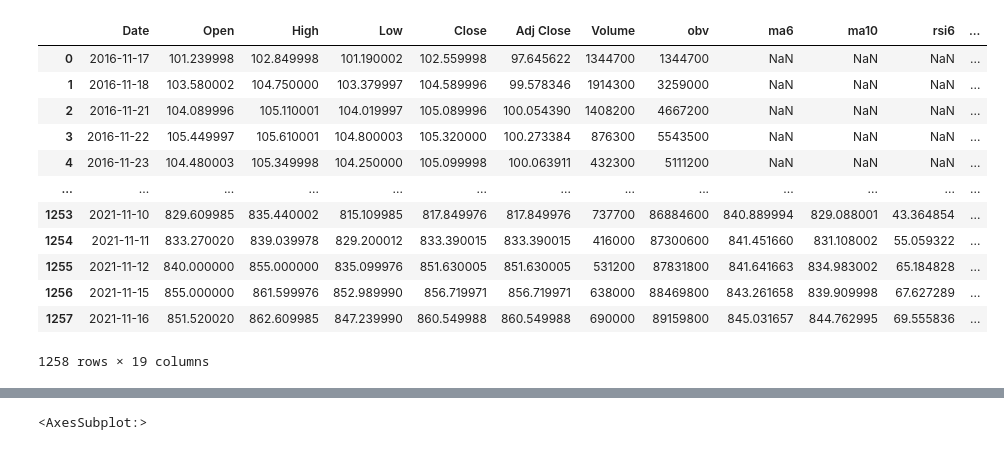
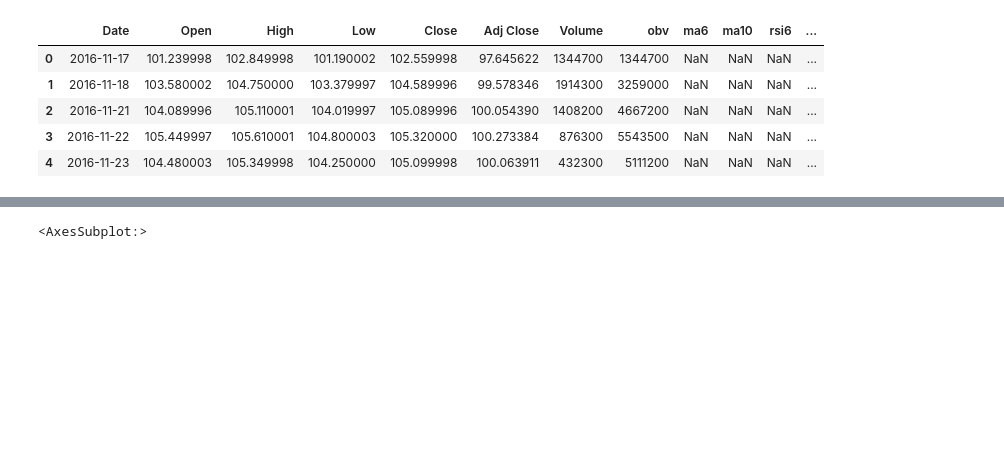
Before and after one commit to FeTaka/PDENG_data_mining_2_2021, a Jupyter notebook: Data Analysis/FeatureRanking.ipynb, the cells around one changed output, grey strips where cells are left out. Drawn from its saved outputs; the diff is of its cells as text; code cells hidden in the pictures; blank space fills up the shorter version.

```diff
--- a/Data Analysis/FeatureRanking.ipynb
+++ b/Data Analysis/FeatureRanking.ipynb
@@ -6,18 +6,11 @@ from sklearn.preprocessing import StandardScaler
 from sklearn.feature_selection import VarianceThreshold
 # %%
 df = pd.read_csv("data/ASML_v1.csv", index_col=0)
-df
+df.head(5)
 # %% [output]
 |  | Date | Open | High | Low | Close | Adj Close | Volume | obv | ma6 | ma10 | rsi6 | ... |
 | 0 | 2016-11-17 | 101.239998 | 102.849998 | 101.190002 | 102.559998 | 97.645622 | 1344700 | 1344700 | NaN | NaN | NaN | ... |
 | 1 | 2016-11-18 | 103.580002 | 104.750000 | 103.379997 | 104.589996 | 99.578346 | 1914300 | 3259000 | NaN | NaN | NaN | ... |
 | 2 | 2016-11-21 | 104.089996 | 105.110001 | 104.019997 | 105.089996 | 100.054390 | 1408200 | 4667200 | NaN | NaN | NaN | ... |
 | 3 | 2016-11-22 | 105.449997 | 105.610001 | 104.800003 | 105.320000 | 100.273384 | 876300 | 5543500 | NaN | NaN | NaN | ... |
 | 4 | 2016-11-23 | 104.480003 | 105.349998 | 104.250000 | 105.099998 | 100.063911 | 432300 | 5111200 | NaN | NaN | NaN | ... |
-| ... | ... | ... | ... | ... | ... | ... | ... | ... | ... | ... | ... | ... |
-| 1253 | 2021-11-10 | 829.609985 | 835.440002 | 815.109985 | 817.849976 | 817.849976 | 737700 | 86884600 | 840.889994 | 829.088001 | 43.364854 | ... |
-| 1254 | 2021-11-11 | 833.270020 | 839.039978 | 829.200012 | 833.390015 | 833.390015 | 416000 | 87300600 | 841.451660 | 831.108002 | 55.059322 | ... |
-| 1255 | 2021-11-12 | 840.000000 | 855.000000 | 835.099976 | 851.630005 | 851.630005 | 531200 | 87831800 | 841.641663 | 834.983002 | 65.184828 | ... |
-| 1256 | 2021-11-15 | 855.000000 | 861.599976 | 852.989990 | 856.719971 | 856.719971 | 638000 | 88469800 | 843.261658 | 839.909998 | 67.627289 | ... |
-| 1257 | 2021-11-16 | 851.520020 | 862.609985 | 847.239990 | 860.549988 | 860.549988 | 690000 | 89159800 | 845.031657 | 844.762995 | 69.555836 | ... |
-1258 rows × 19 columns
```
Also changed, not shown: parts of 19 cells of this notebook, 2 other files.
